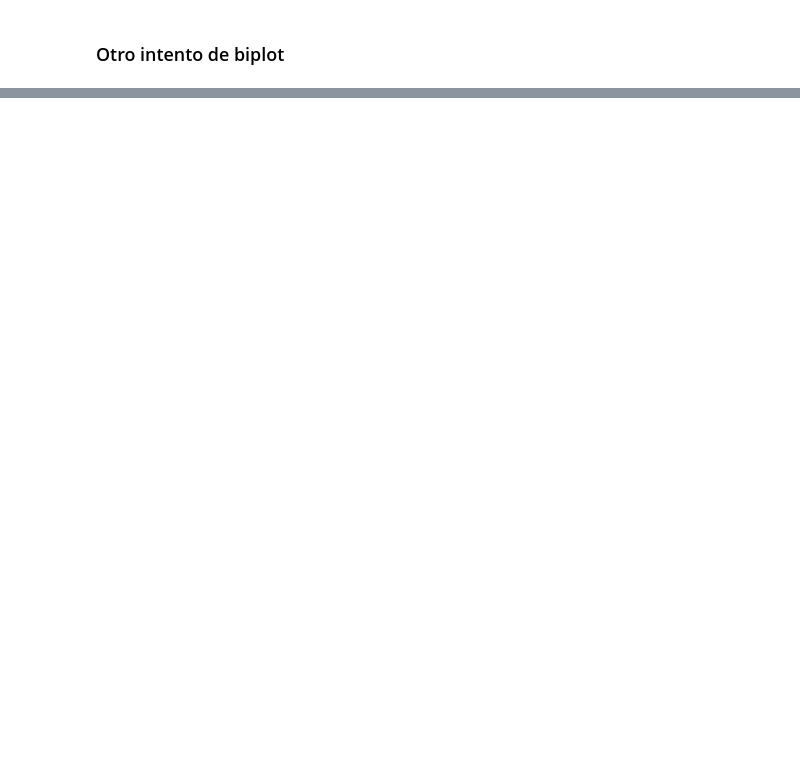
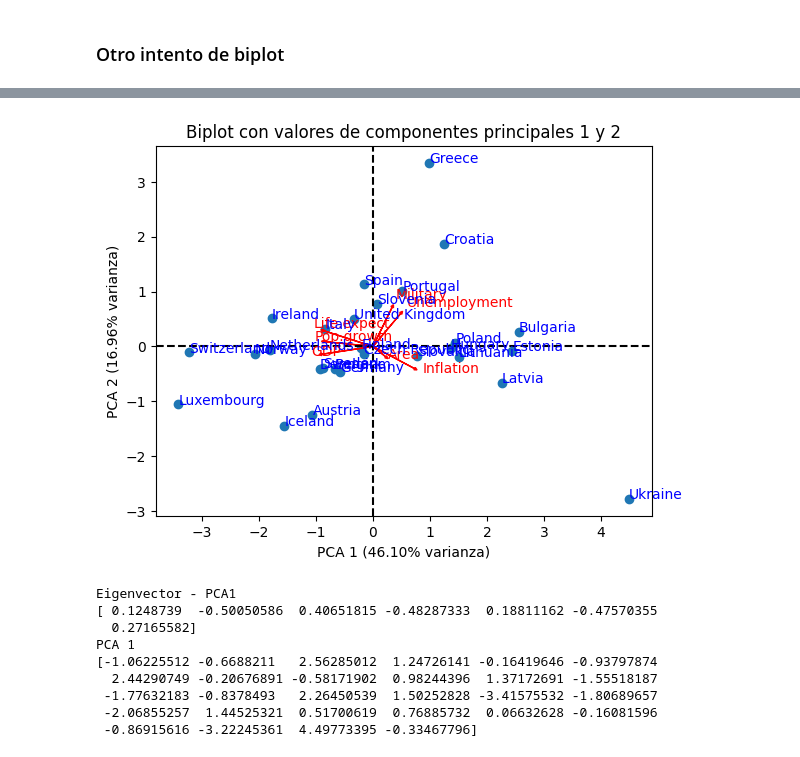
Before and after one commit to Ian-Arnott/TPs-SIA, a Jupyter notebook: Tp4/pca.ipynb, the cells around one changed output, grey strips where cells are left out. Drawn from its saved outputs; the diff is of its cells as text; code cells hidden in the pictures; blank space fills up the shorter version.

```diff
--- a/Tp4/pca.ipynb
+++ b/Tp4/pca.ipynb
@@ -191,0 +199,46 @@ plt.show()
+# %%
+import copy
+from statistics import mean, stdev
+
+def standarize_data(data):
+   data_standarized = copy.deepcopy(data)
+   for i in range(len(data[0])):
+      aux = data_standarized[:, i]
+      mean_aux = mean(aux)
+      stdev_aux = stdev(aux)
+      data_standarized[:, i] = (data_standarized[:, i] - mean_aux) / stdev_aux
+   return data_standarized
+# %%
+def get_csv_data(file_path):
+    csv = pd.read_csv(file_path)
+    countries = csv.values[:, 0]
+    labels = list(csv.columns)[1:]
+    csv.set_index('Country', drop=True, inplace=True)
+    data = csv.values
+    return data, countries, labels
+# %%
+data, countries, labels = get_csv_data("data/europe.csv")
+data_standarized = standarize_data(data)
+
+pca = PCA()
+principal_components = pca.fit_transform(data_standarized)
+loadings = pca.components_.T * np.sqrt(pca.explained_variance_)
+
+
+plot_biplot(pca, principal_components, loadings, countries, labels)
+
+print("Eigenvector - PCA1")
+print(pca.components_.T[:, 0])
+print("PCA 1")
+print(principal_components[:, 0])
+# %% [output]
+[figure, added]
+Eigenvector - PCA1
+[ 0.1248739  -0.50050586  0.40651815 -0.48287333  0.18811162 -0.47570355
+  0.27165582]
+PCA 1
+[-1.06225512 -0.6688211   2.56285012  1.24726141 -0.16419646 -0.93797874
+  2.44290749 -0.20676891 -0.58171902  0.98244396  1.37172691 -1.55518187
+ -1.77632183 -0.8378493   2.26450539  1.50252828 -3.41575532 -1.80689657
+ -2.06855257  1.44525321  0.51700619  0.76885732  0.06632628 -0.16081596
+ -0.86915616 -3.22245361  4.49773395 -0.33467796]
```
Also changed, not shown: parts of 3 cells of this notebook.
